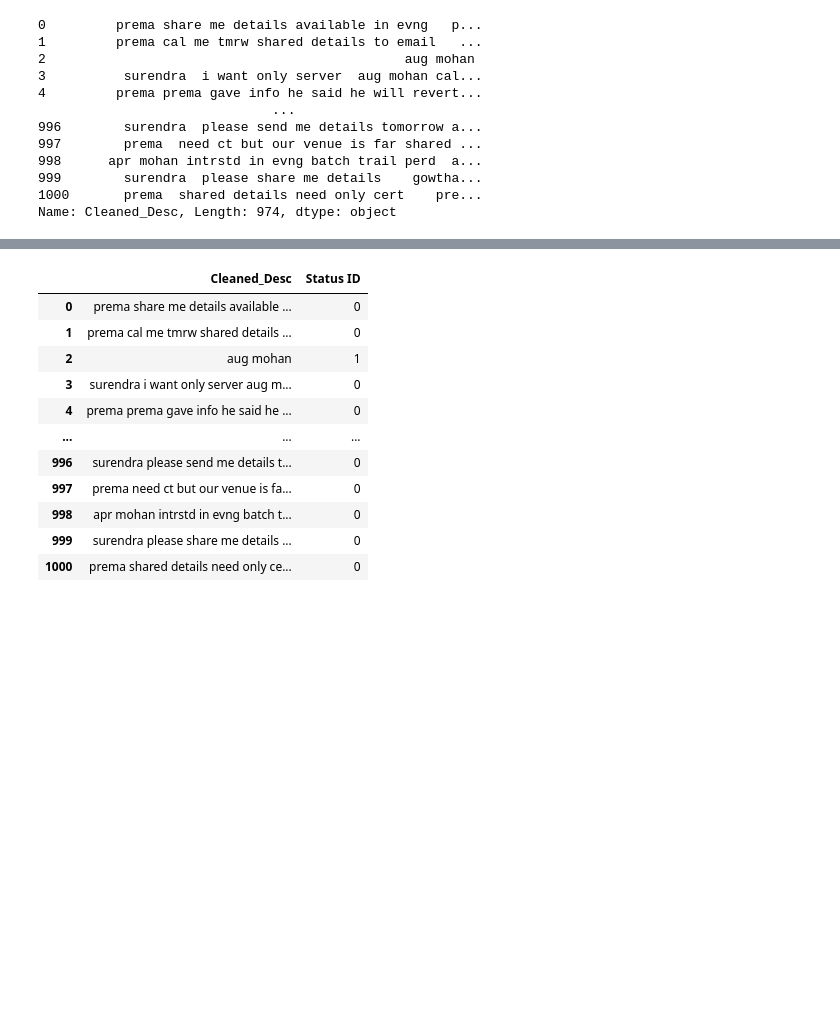
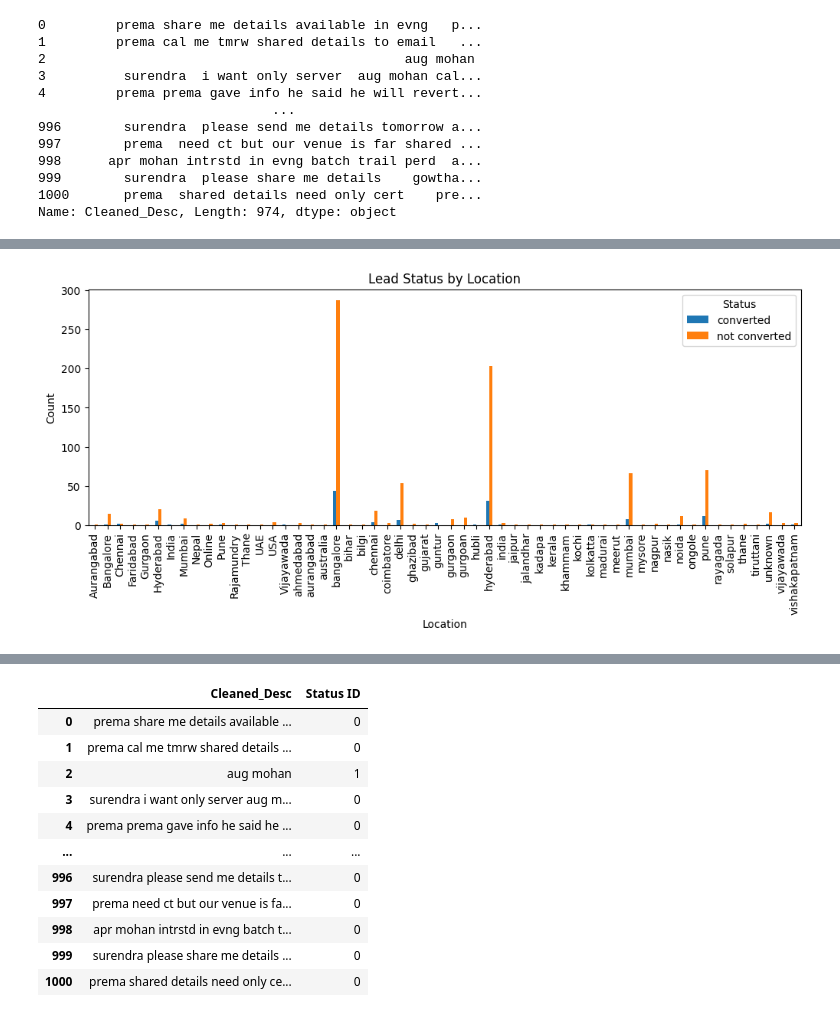
Before and after one commit to hruday9624/NLP-Powered-Sales-Prediction-Using-NLP-to-Predict-Sales-Conversion, a Jupyter notebook: Text_Enhanced_Sales_Prediction_An_NLP_Approach.ipynb, the cells around one changed output, grey strips where cells are left out. Saved outputs shown, nothing was run; the diff lists cells and outputs as text; code cells hidden in the pictures; blank space fills up the shorter version.

```diff
--- a/Text_Enhanced_Sales_Prediction_An_NLP_Approach.ipynb
+++ b/Text_Enhanced_Sales_Prediction_An_NLP_Approach.ipynb
@@ -364,0 +378,18 @@ dataset.head()
+# %%
+import matplotlib.pyplot as plt
+
+# Group data by location
+grouped_data = dataset.groupby('Location')['Status'].value_counts().unstack()
+
+# Create barplot
+grouped_data.plot(kind='bar', stacked=False, figsize=(12, 4))
+
+# Set title and labels
+plt.title('Lead Status by Location')
+plt.xlabel('Location')
+plt.ylabel('Count')
+
+# Show plot
+plt.show()
+# %% [output]
+[figure, added]
```
Also changed, not shown: parts of 20 cells of this notebook.
